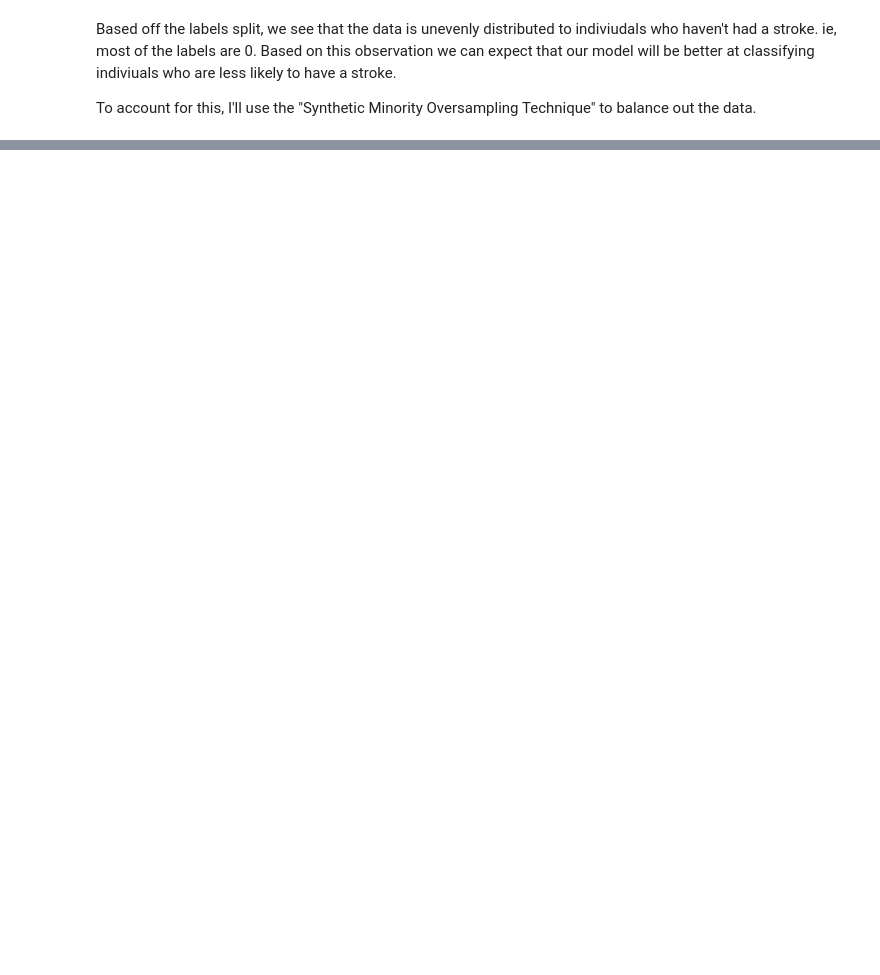
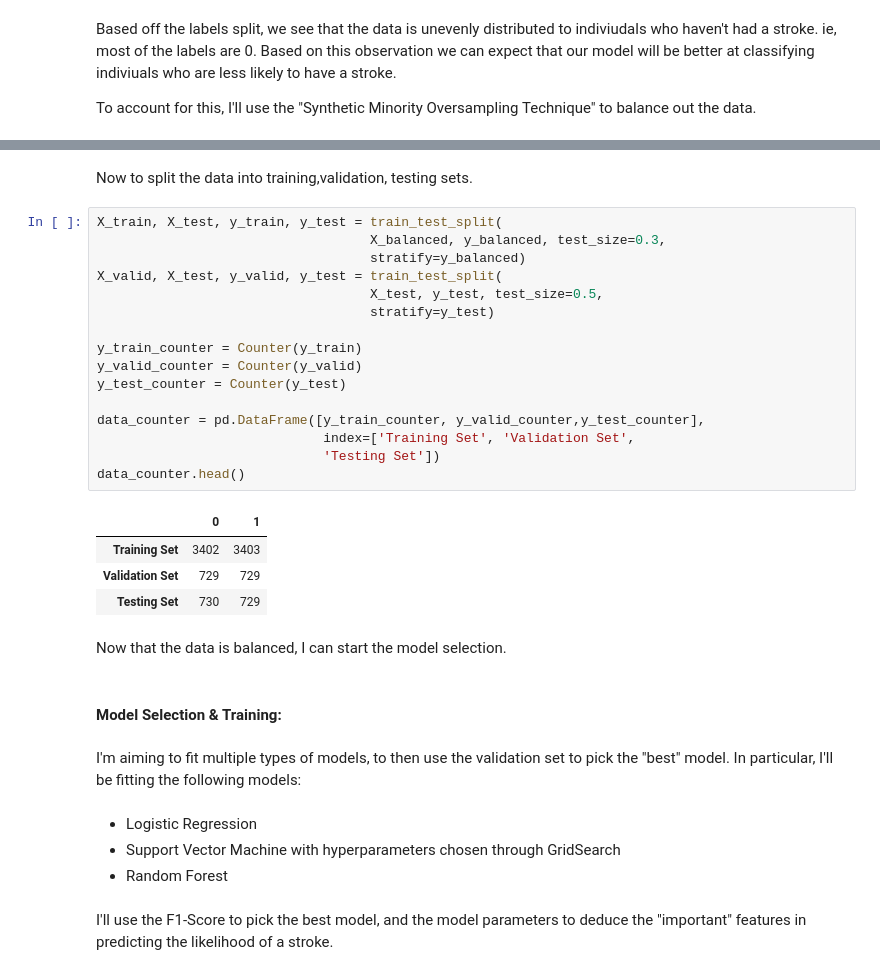
Before and after one commit to tajpatel58/Machine-Learning-, a Jupyter notebook: Data Science Practice/Stroke Prediction/Stroke_Prediction.ipynb, the cells around one changed output, grey strips where cells are left out. Saved outputs shown, nothing was run; the diff lists cells and outputs as text; blank space fills up the shorter version.

```diff
--- a/Data Science Practice/Stroke Prediction/Stroke_Prediction.ipynb
+++ b/Data Science Practice/Stroke Prediction/Stroke_Prediction.ipynb
@@ -169,0 +181,35 @@ print(y_balanced.shape)
+# %% [markdown]
+Now to split the data into training,validation, testing sets.
+# %%
+X_train, X_test, y_train, y_test = train_test_split(
+                                   X_balanced, y_balanced, test_size=0.3,
+                                   stratify=y_balanced)
+X_valid, X_test, y_valid, y_test = train_test_split(
+                                   X_test, y_test, test_size=0.5,
+                                   stratify=y_test)
+
+y_train_counter = Counter(y_train)
+y_valid_counter = Counter(y_valid)
+y_test_counter = Counter(y_test)
+
+data_counter = pd.DataFrame([y_train_counter, y_valid_counter,y_test_counter],
+                             index=['Training Set', 'Validation Set',
+                             'Testing Set'])
+data_counter.head()
+# %% [output]
+|  | 0 | 1 |
+| Training Set | 3402 | 3403 |
+| Validation Set | 729 | 729 |
+| Testing Set | 730 | 729 |
+# %% [markdown]
+Now that the data is balanced, I can start the model selection.
+# %% [markdown]
+#### Model Selection & Training:
+# %% [markdown]
+I'm aiming to fit multiple types of models, to then use the validation set to pick the "best" model. In particular, I'll be fitting the following models:
+# %% [markdown]
+- Logistic Regression
+- Support Vector Machine with hyperparameters chosen through GridSearch
+- Random Forest
+# %% [markdown]
+I'll use the F1-Score to pick the best model, and the model parameters to deduce the "important" features in predicting the likelihood of a stroke.
```
Also changed, not shown: parts of 11 cells of this notebook.
